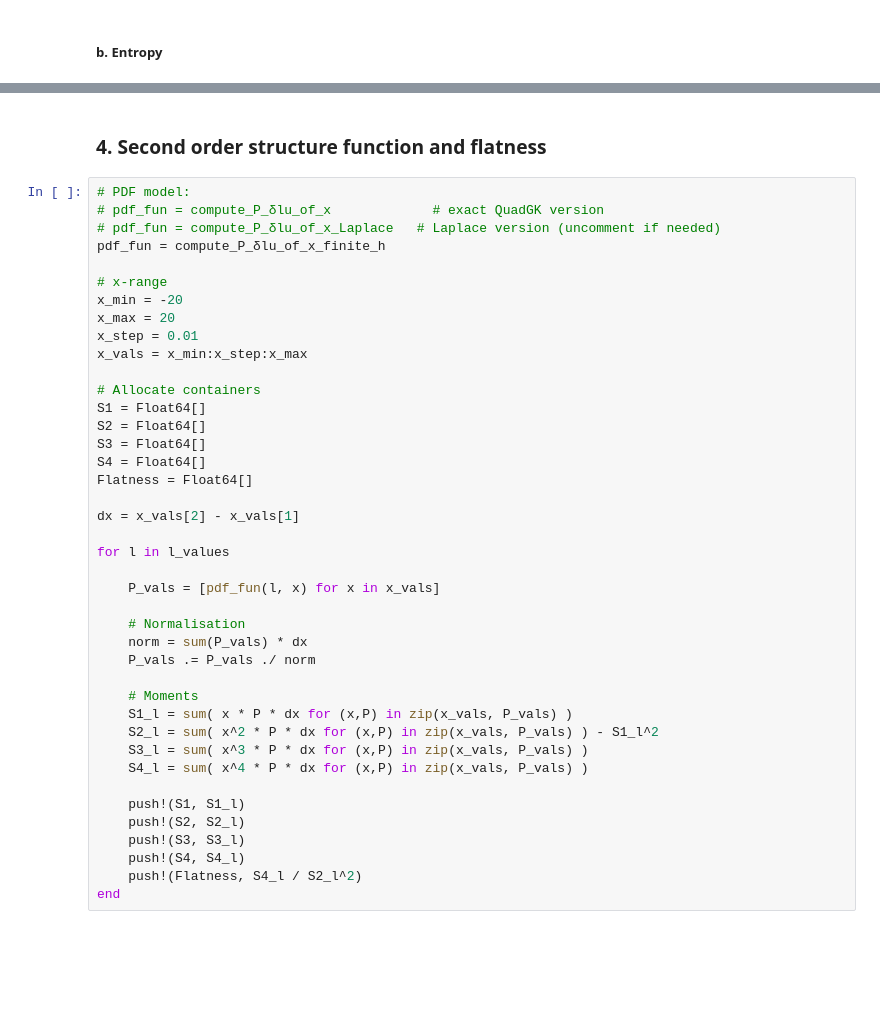
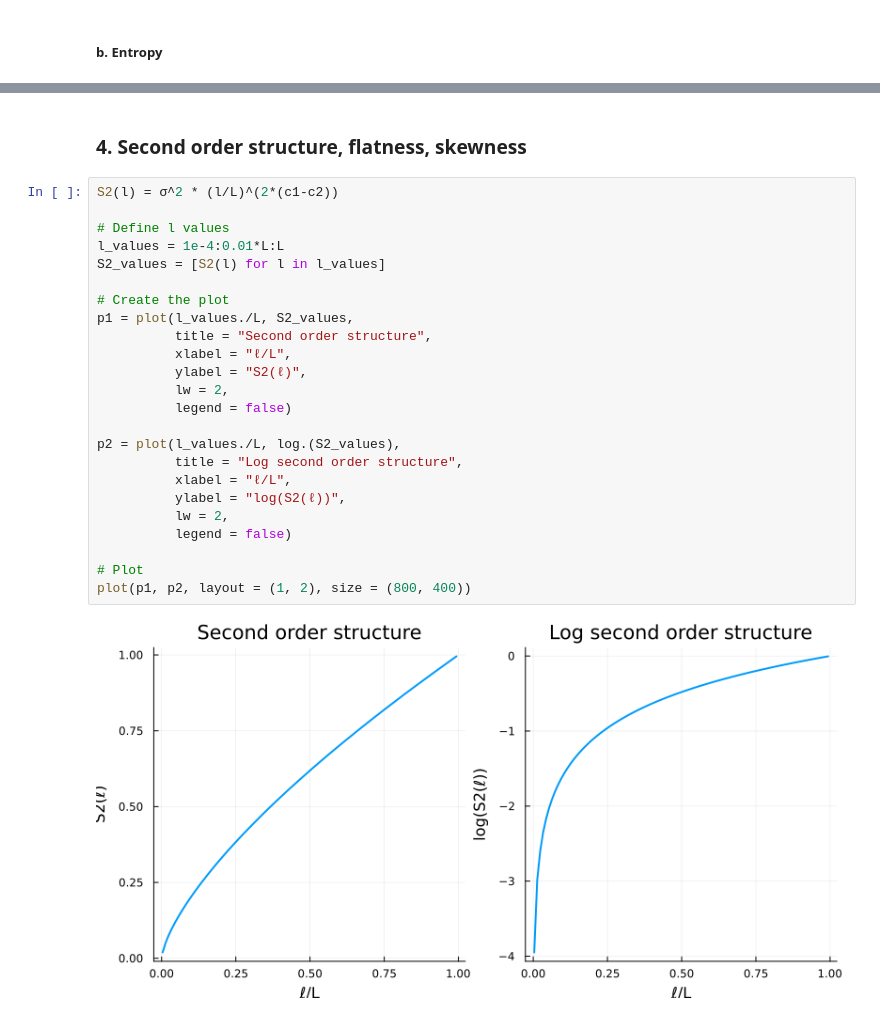
Before and after one commit to pleflohic/turbulence-velocity-increments, a Jupyter notebook: notebooks/non_normalized.ipynb, the cells around one changed output, grey strips where cells are left out. Drawn from its saved outputs; the diff is of its cells as text; blank space fills up the shorter version.

```diff
--- a/notebooks/non_normalized.ipynb
+++ b/notebooks/non_normalized.ipynb
@@ -406,45 +292,30 @@ plot(p1, p2, layout = (1, 2), size = (800, 400))
 # %% [output]
 [figure]
 # %% [markdown]
-### 4. Second order structure function and flatness
+### 4. Second order structure, flatness, skewness
 # %%
-# PDF model:
-# pdf_fun = compute_P_δlu_of_x             # exact QuadGK version
-# pdf_fun = compute_P_δlu_of_x_Laplace   # Laplace version (uncomment if needed)
-pdf_fun = compute_P_δlu_of_x_finite_h
+S2(l) = σ^2 * (l/L)^(2*(c1-c2))
 
-# x-range
-x_min = -20
-x_max = 20
-x_step = 0.01
-x_vals = x_min:x_step:x_max
+# Define l values
+l_values = 1e-4:0.01*L:L
+S2_values = [S2(l) for l in l_values]
 
-# Allocate containers
-S1 = Float64[]
-S2 = Float64[]
-S3 = Float64[]
-S4 = Float64[]
-Flatness = Float64[]
+# Create the plot
+p1 = plot(l_values./L, S2_values,
+          title = "Second order structure",
+          xlabel = "ℓ/L",
+          ylabel = "S2(ℓ)",
+          lw = 2,
+          legend = false)
 
-dx = x_vals[2] - x_vals[1]
+p2 = plot(l_values./L, log.(S2_values),
+          title = "Log second order structure",
+          xlabel = "ℓ/L",
+          ylabel = "log(S2(ℓ))",
+          lw = 2,
+          legend = false)
 
-for l in l_values
-
-    P_vals = [pdf_fun(l, x) for x in x_vals]
-
-    # Normalisation
-    norm = sum(P_vals) * dx
-    P_vals .= P_vals ./ norm
-
-    # Moments
-    S1_l = sum( x * P * dx for (x,P) in zip(x_vals, P_vals) )
-    S2_l = sum( x^2 * P * dx for (x,P) in zip(x_vals, P_vals) ) - S1_l^2
-    S3_l = sum( x^3 * P * dx for (x,P) in zip(x_vals, P_vals) )
-    S4_l = sum( x^4 * P * dx for (x,P) in zip(x_vals, P_vals) )
-
-    push!(S1, S1_l)
-    push!(S2, S2_l)
-    push!(S3, S3_l)
-    push!(S4, S4_l)
-    push!(Flatness, S4_l / S2_l^2)
-end
+# Plot
+plot(p1, p2, layout = (1, 2), size = (800, 400))
+# %% [output]
+[figure, added]
```
Also changed, not shown: parts of 19 cells of this notebook, 5 other files.
